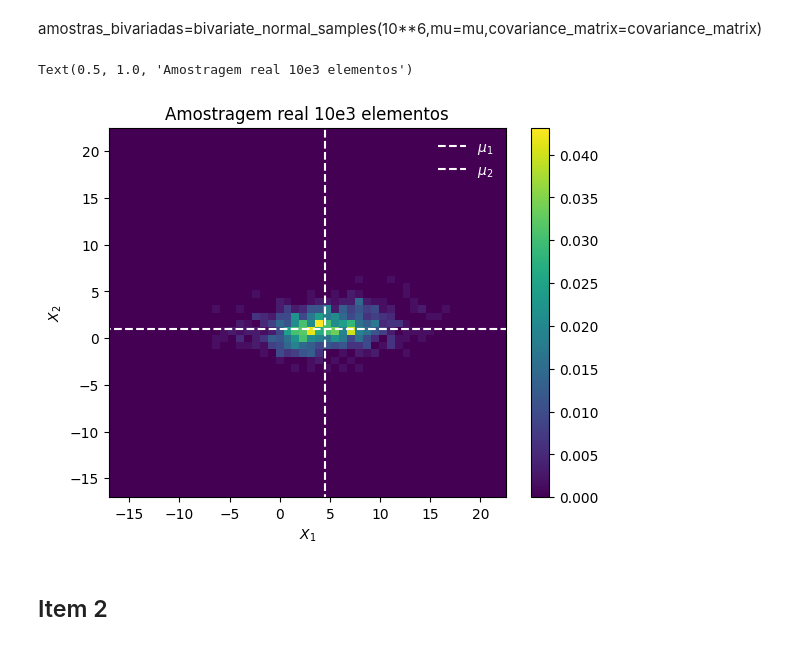
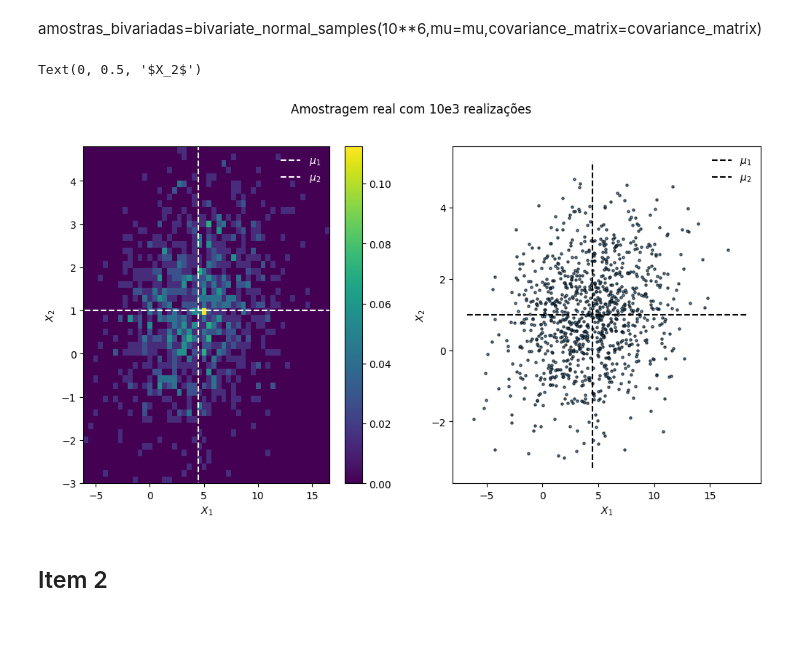
Before and after one commit to estevanmendes/metodos_estatisticos, a Jupyter notebook: prova.ipynb, the cells around one changed output. Cells and saved outputs as stored; diff of their text form; code cells hidden in the pictures.

```diff
--- a/prova.ipynb
+++ b/prova.ipynb
@@ -94,18 +110,34 @@ amostras_bivariadas=bivariate_normal_samples(10**6,mu=mu,covariance_matrix=covar
 # %%
 amostras_bivariadas_reais=bivariate_normal_samples(10**3,mu=mu,covariance_matrix=covariance_matrix)
 # %%
+plt.figure(figsize=(12,6))
+plt.suptitle('Amostragem real com 10e3 realizações')
+
+plt.subplot(121)
 axismin=mu.min()-5*np.diagonal(covariance_matrix).max()**0.5
 axismax=mu.max()+5*np.diagonal(covariance_matrix).max()**0.5
-hist=plt.hist2d(*amostras_bivariadas_reais,bins=50,density=True,range=[[axismin,axismax],[axismin,axismax]])
+hist=plt.hist2d(*amostras_bivariadas_reais,bins=50,density=True)
 mean1=mu[0]
 plt.vlines(mean1,hist[2].min()*1.1,hist[2].max()*1.1,color='white',linestyle='dashed',label='$\mu_1$')
 mean2=mu[1]
 plt.hlines(mean2,hist[1].min()*1.1,hist[1].max()*1.1,color='white',linestyle='dashed',label='$\mu_2$')
 plt.legend(frameon=False,labelcolor='white')
 plt.colorbar()
 plt.xlabel('$X_1$')
 plt.ylabel('$X_2$')
-plt.title('Amostragem real 10e3 elementos')
+
+plt.subplot(122)
+
+axismin=mu.min()-5*np.diagonal(covariance_matrix).max()**0.5
+axismax=mu.max()+5*np.diagonal(covariance_matrix).max()**0.5
+plt.scatter(*amostras_bivariadas_reais,s=5,alpha=0.7,edgecolors='black')
+mean1=mu[0]
+plt.vlines(mean1,hist[2].min()*1.1,hist[2].max()*1.1,color='black',linestyle='dashed',label='$\mu_1$')
+mean2=mu[1]
+plt.hlines(mean2,hist[1].min()*1.1,hist[1].max()*1.1,color='black',linestyle='dashed',label='$\mu_2$')
+plt.legend(frameon=False)
+plt.xlabel('$X_1$')
+plt.ylabel('$X_2$')
 # %% [output]
-Text(0.5, 1.0, 'Amostragem real 10e3 elementos')
+Text(0, 0.5, '$X_2$')
-[figure, old version]
+[figure, new version]
```
Also changed, not shown: parts of 41 cells of this notebook.
